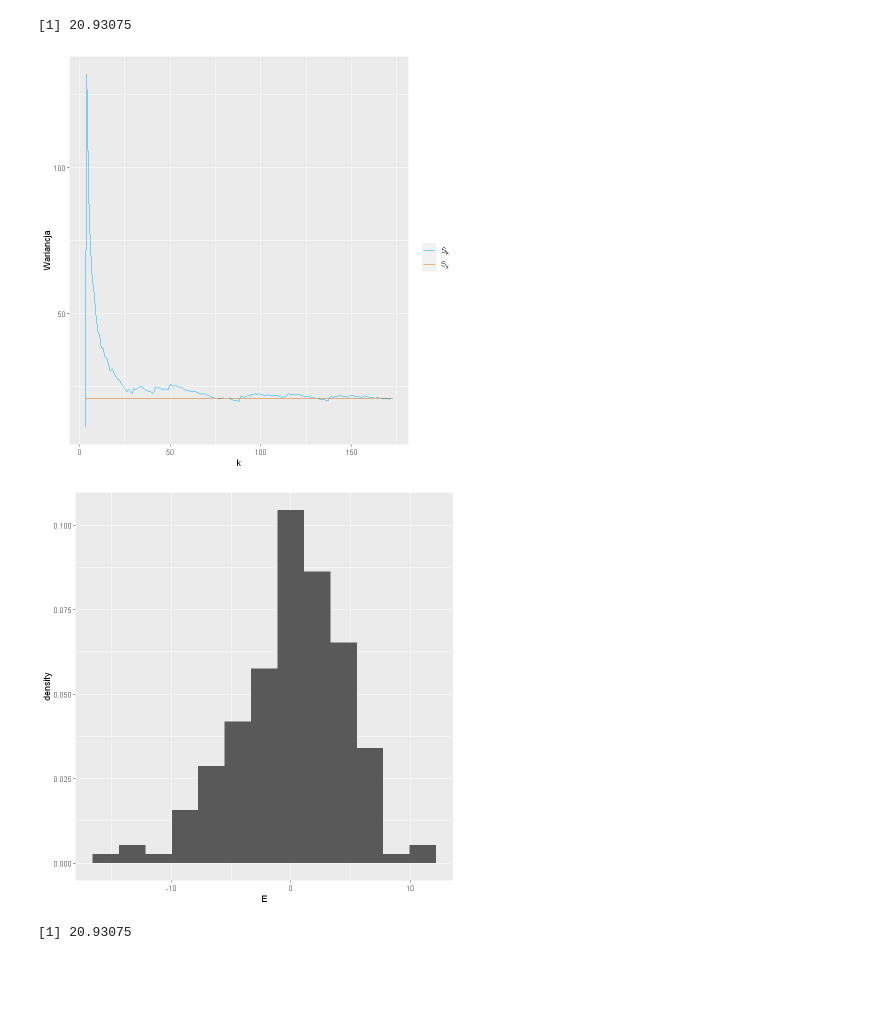
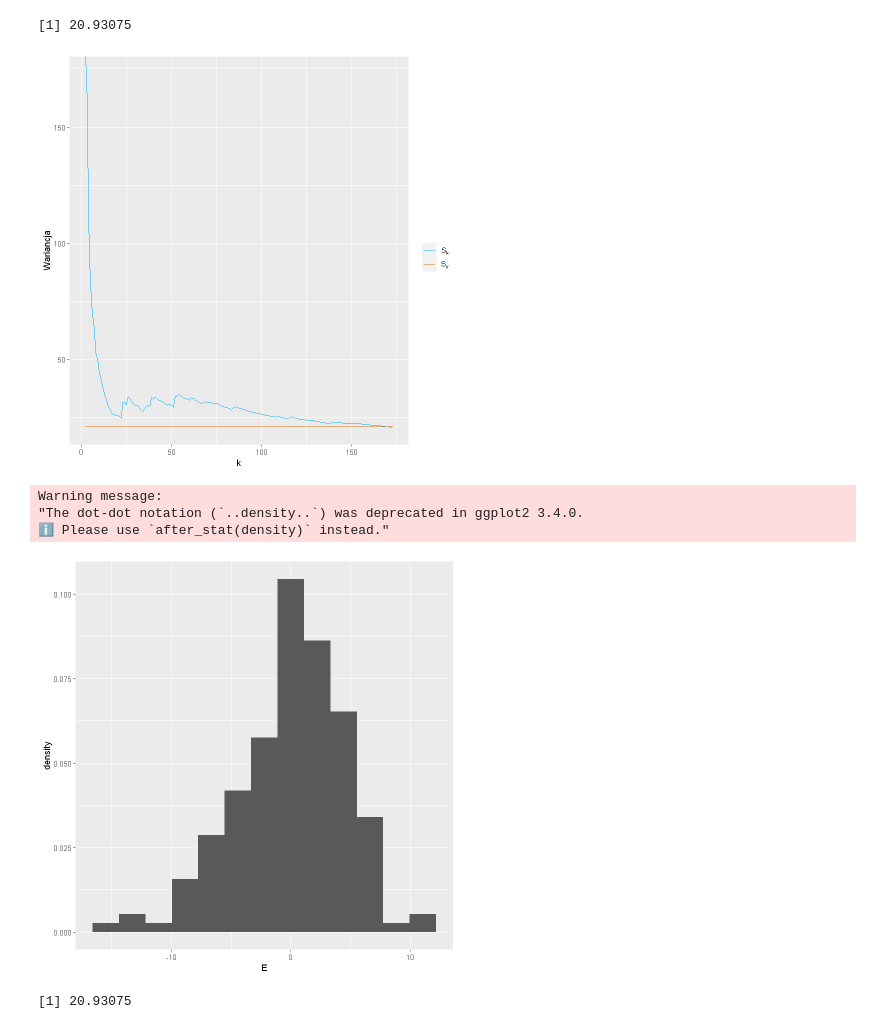
Before and after one commit to HalasTomasz/Kaszcz, a Jupyter notebook: Raport/Malec.ipynb, the cells around one changed output. Saved outputs shown, nothing was run; the diff lists cells and outputs as text; code cells hidden in the pictures; blank space fills up the shorter version.

```diff
--- a/Raport/Malec.ipynb
+++ b/Raport/Malec.ipynb
@@ -90,5 +80,6 @@ cor(X, Y)^2
 E <- Y - a*X - b
 df <- data.frame(X=X, Y=Y, E=E)
 df <- df %>% arrange(X)
+E <- df$E
 # %%
 ggplot() +
@@ -106,21 +98,24 @@ sum(E^2) / (n - 2)
 # %%
 n <- length(E)
 varE <- c()
-for (i in 3:n) {
+for (i in 2:n) {
     varE <- append(varE, sum(E[1:i]^2) / (i - 2))
 }
 ggplot() +
-  geom_line(aes(3:n, varE, col='a')) +
-  geom_line(aes(3:n, sum(E^2) / (n - 2), col='b')) +
+  geom_line(aes(2:n, varE, col='a')) +
+  geom_line(aes(2:n, sum(E^2) / (n - 2), col='b')) +
   scale_color_manual(labels=c(TeX("$S_k$"), TeX("$S_y$")), values=c('#00b3ff', "#d36f12")) +
   labs(col="") +
   xlab(TeX("$k$")) +
   ylab("Wariancja")
 # %% [output]
-[figure, old version]
+[figure, new version]
 # %%
 ggplot() + geom_histogram(aes(x=E, y=..density..), bins=13)
 # %% [output]
+Warning message:
+"The dot-dot notation (`..density..`) was deprecated in ggplot2 3.4.0.
+ℹ Please use `after_stat(density)` instead."
 [figure]
 # %%
 S <- sum(E^2) / (n - 2)
```
Also changed, not shown: parts of 4 cells of this notebook, 1 other file.
